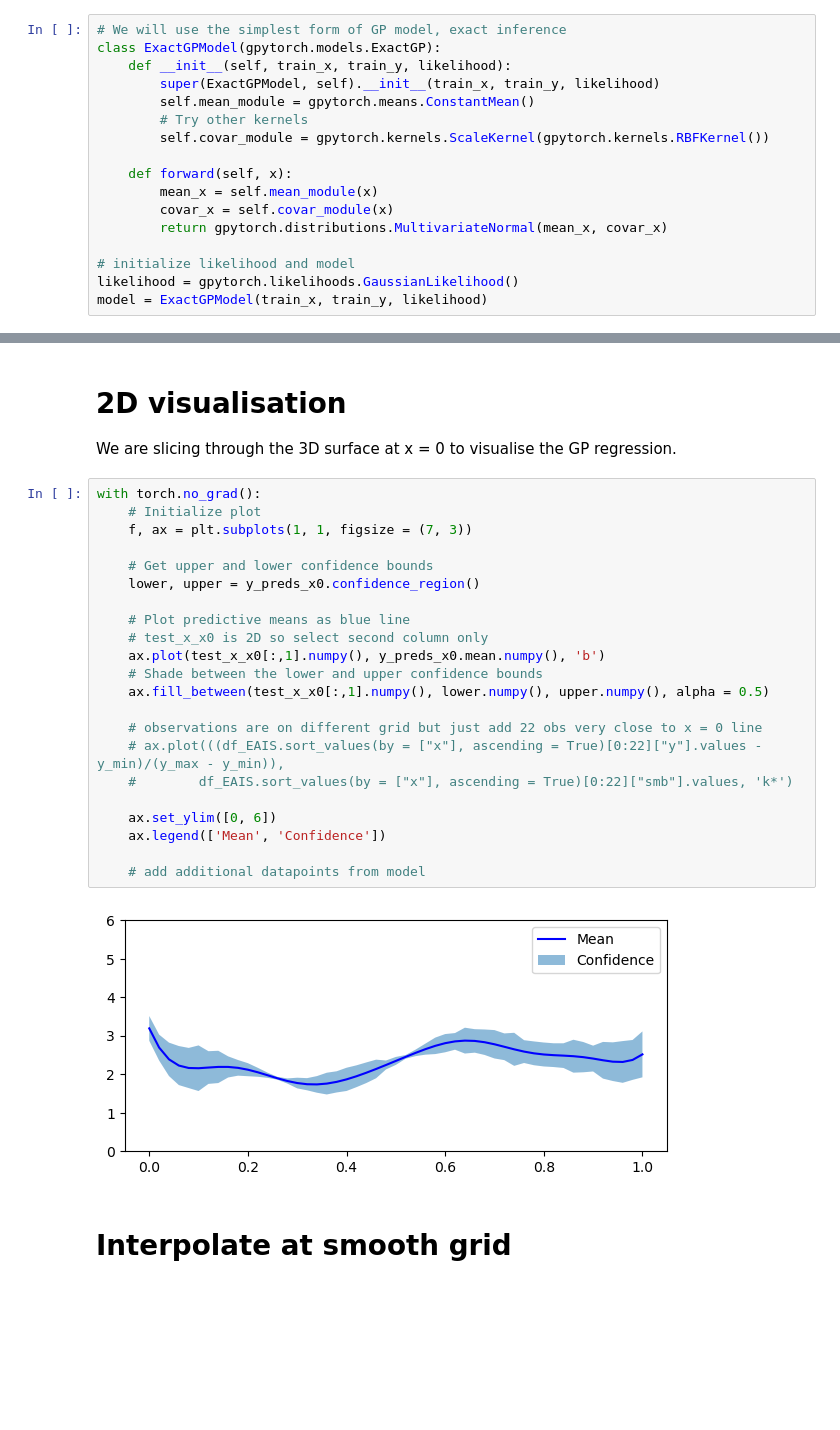
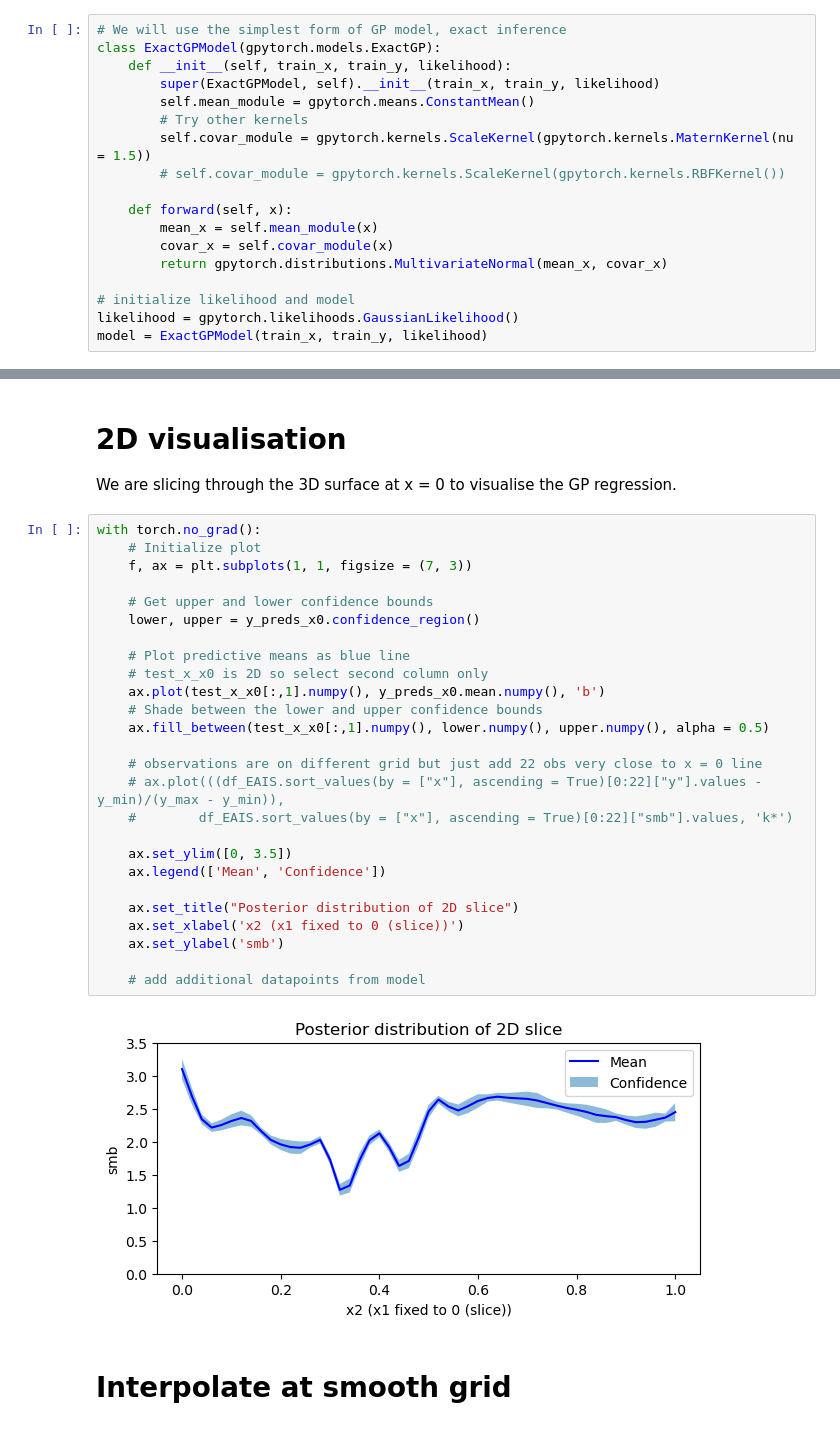
Before and after one commit to kimbente/BayesOpt-Antarctica, a Jupyter notebook: 2DBayesianOptimisation.ipynb, the cells around one changed output, grey strips where cells are left out. Saved outputs shown, nothing was run; the diff lists cells and outputs as text; blank space fills up the shorter version.

```diff
--- a/2DBayesianOptimisation.ipynb
+++ b/2DBayesianOptimisation.ipynb
@@ -190,7 +183,8 @@ class ExactGPModel(gpytorch.models.ExactGP):
         super(ExactGPModel, self).__init__(train_x, train_y, likelihood)
         self.mean_module = gpytorch.means.ConstantMean()
         # Try other kernels
-        self.covar_module = gpytorch.kernels.ScaleKernel(gpytorch.kernels.RBFKernel())
+        self.covar_module = gpytorch.kernels.ScaleKernel(gpytorch.kernels.MaternKernel(nu = 1.5))
+        # self.covar_module = gpytorch.kernels.ScaleKernel(gpytorch.kernels.RBFKernel())
 
     def forward(self, x):
         mean_x = self.mean_module(x)
@@ -273,27 +271,31 @@ We are slicing through the 3D surface at x = 0 to visualise the GP regression.
 # %%
 with torch.no_grad():
     # Initialize plot
     f, ax = plt.subplots(1, 1, figsize = (7, 3))
 
     # Get upper and lower confidence bounds
     lower, upper = y_preds_x0.confidence_region()
 
     # Plot predictive means as blue line
     # test_x_x0 is 2D so select second column only
     ax.plot(test_x_x0[:,1].numpy(), y_preds_x0.mean.numpy(), 'b')
     # Shade between the lower and upper confidence bounds
     ax.fill_between(test_x_x0[:,1].numpy(), lower.numpy(), upper.numpy(), alpha = 0.5)
 
     # observations are on different grid but just add 22 obs very close to x = 0 line
     # ax.plot(((df_EAIS.sort_values(by = ["x"], ascending = True)[0:22]["y"].values - y_min)/(y_max - y_min)),
     #        df_EAIS.sort_values(by = ["x"], ascending = True)[0:22]["smb"].values, 'k*')
 
-    ax.set_ylim([0, 6])
+    ax.set_ylim([0, 3.5])
     ax.legend(['Mean', 'Confidence'])
 
+    ax.set_title("Posterior distribution of 2D slice")
+    ax.set_xlabel('x2 (x1 fixed to 0 (slice))')
+    ax.set_ylabel('smb')
+
     # add additional datapoints from model
 # %% [output]
-[figure, old version]
+[figure, new version]
 # %% [markdown]
 # Interpolate at smooth grid
 # %%
```
Also changed, not shown: parts of 16 cells of this notebook, 1 other file.
